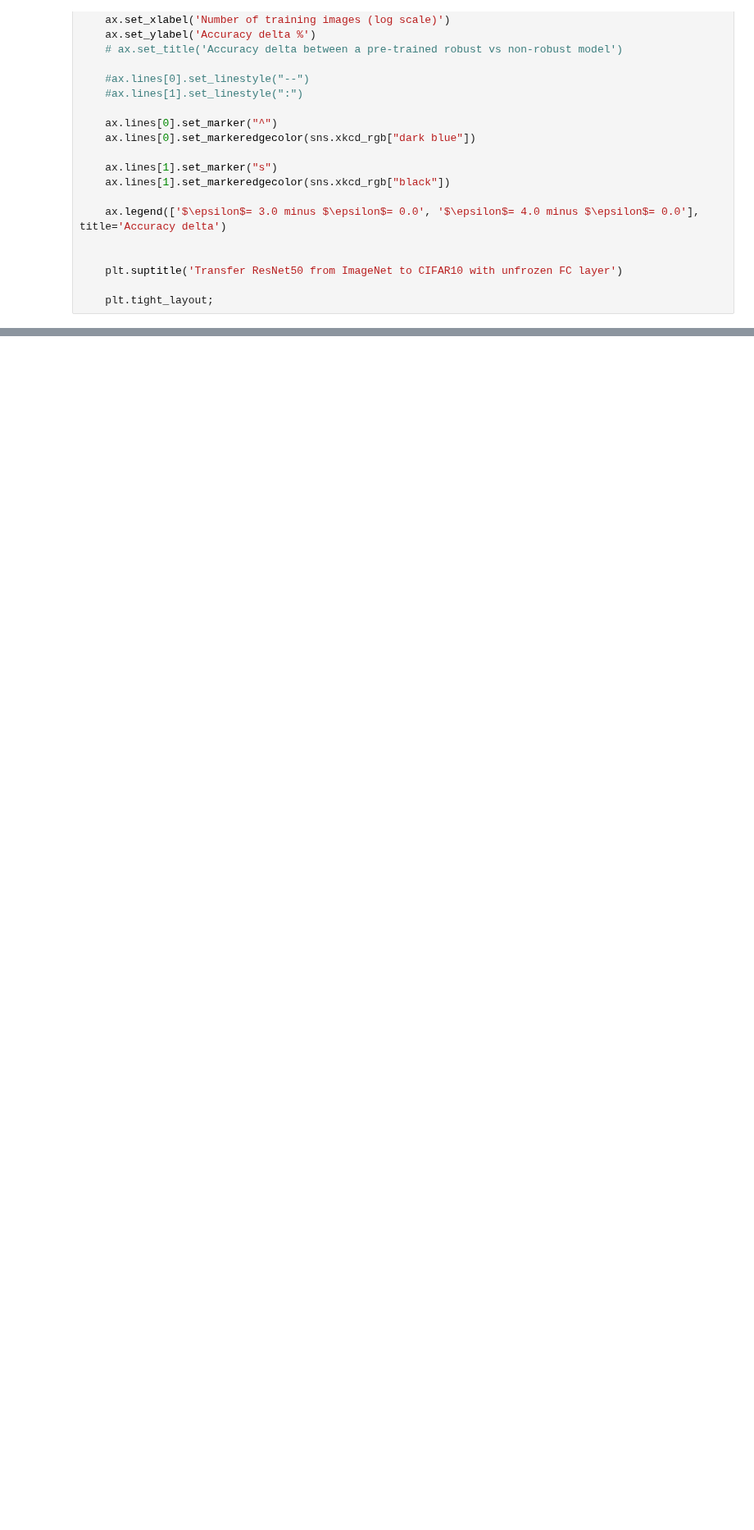
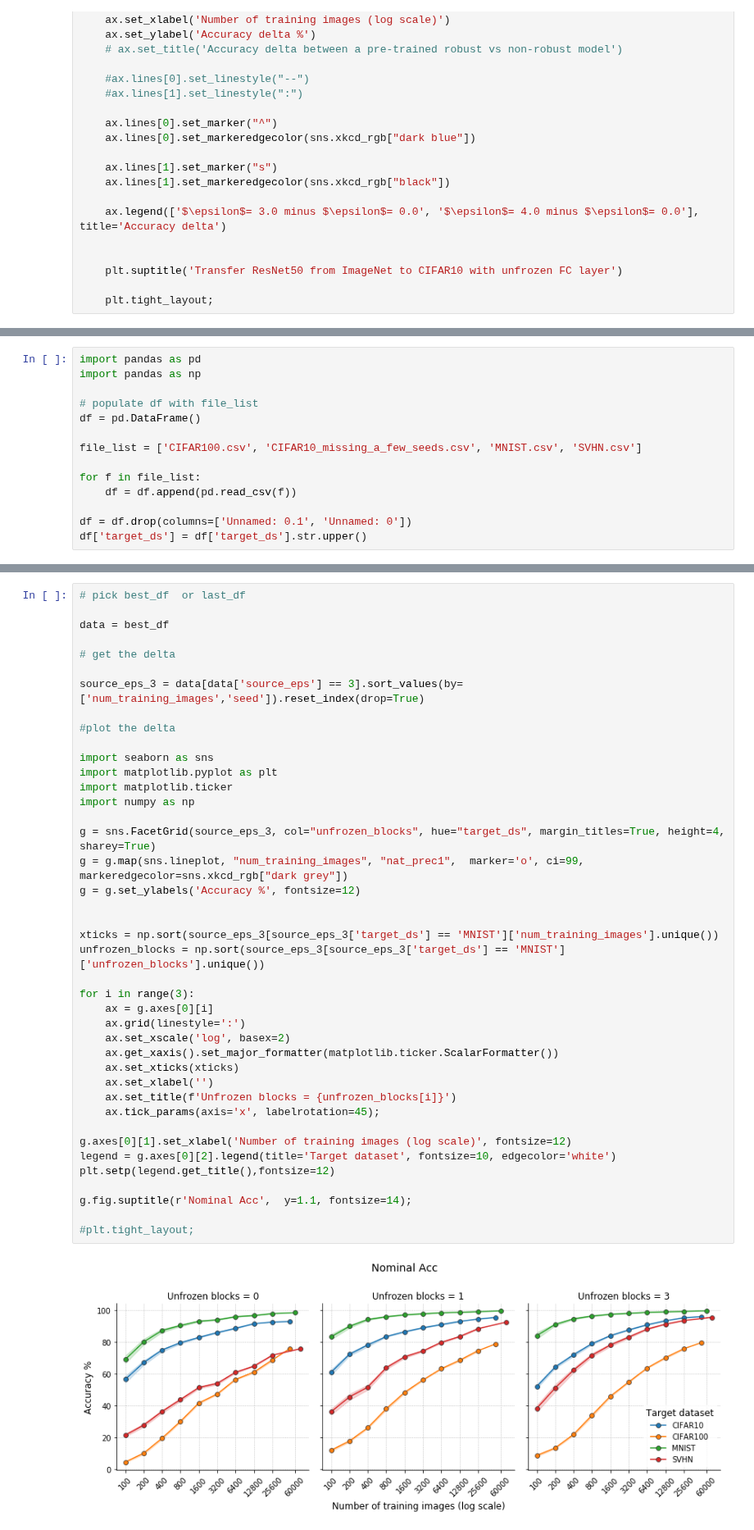
Before and after one commit to utrerf/robust_transfer_learning, a Jupyter notebook: results/charts.ipynb, the cells around one changed output, grey strips where cells are left out. Shown at 82% size. Drawn from its saved outputs; the diff is of its cells as text; blank space fills up the shorter version.

```diff
--- a/results/charts.ipynb
+++ b/results/charts.ipynb
@@ -253,0 +106,14 @@ clean_data.to_csv('MNIST.csv')
+# %%
+import pandas as pd
+import pandas as np
+
+# populate df with file_list
+df = pd.DataFrame()
+
+file_list = ['CIFAR100.csv', 'CIFAR10_missing_a_few_seeds.csv', 'MNIST.csv', 'SVHN.csv']
+
+for f in file_list:
+    df = df.append(pd.read_csv(f))
+
+df = df.drop(columns=['Unnamed: 0.1', 'Unnamed: 0'])
+df['target_ds'] = df['target_ds'].str.upper()
@@ -253,0 +317,43 @@ clean_data.to_csv('MNIST.csv')
+# %%
+# pick best_df  or last_df
+
+data = best_df
+
+# get the delta
+
+source_eps_3 = data[data['source_eps'] == 3].sort_values(by=['num_training_images','seed']).reset_index(drop=True)
+
+#plot the delta
+
+import seaborn as sns
+import matplotlib.pyplot as plt
+import matplotlib.ticker
+import numpy as np
+
+g = sns.FacetGrid(source_eps_3, col="unfrozen_blocks", hue="target_ds", margin_titles=True, height=4, sharey=True)
+g = g.map(sns.lineplot, "num_training_images", "nat_prec1",  marker='o', ci=99, markeredgecolor=sns.xkcd_rgb["dark grey"])
+g = g.set_ylabels('Accuracy %', fontsize=12)
+
+
+xticks = np.sort(source_eps_3[source_eps_3['target_ds'] == 'MNIST']['num_training_images'].unique())
+unfrozen_blocks = np.sort(source_eps_3[source_eps_3['target_ds'] == 'MNIST']['unfrozen_blocks'].unique())
+
+for i in range(3):
+    ax = g.axes[0][i]
+    ax.grid(linestyle=':')
+    ax.set_xscale('log', basex=2)
+    ax.get_xaxis().set_major_formatter(matplotlib.ticker.ScalarFormatter())
+    ax.set_xticks(xticks)
+    ax.set_xlabel('')
+    ax.set_title(f'Unfrozen blocks = {unfrozen_blocks[i]}')
+    ax.tick_params(axis='x', labelrotation=45);
+
+g.axes[0][1].set_xlabel('Number of training images (log scale)', fontsize=12)
+legend = g.axes[0][2].legend(title='Target dataset', fontsize=10, edgecolor='white')
+plt.setp(legend.get_title(),fontsize=12)
+
+g.fig.suptitle(r'Nominal Acc',  y=1.1, fontsize=14);
+
+#plt.tight_layout;
+# %% [output]
+[figure, added]
```
Also changed, not shown: parts of 22 cells of this notebook.
